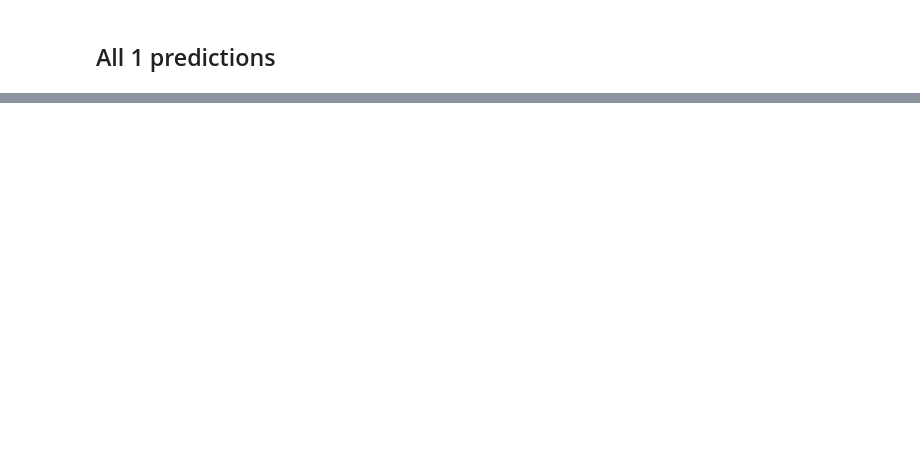
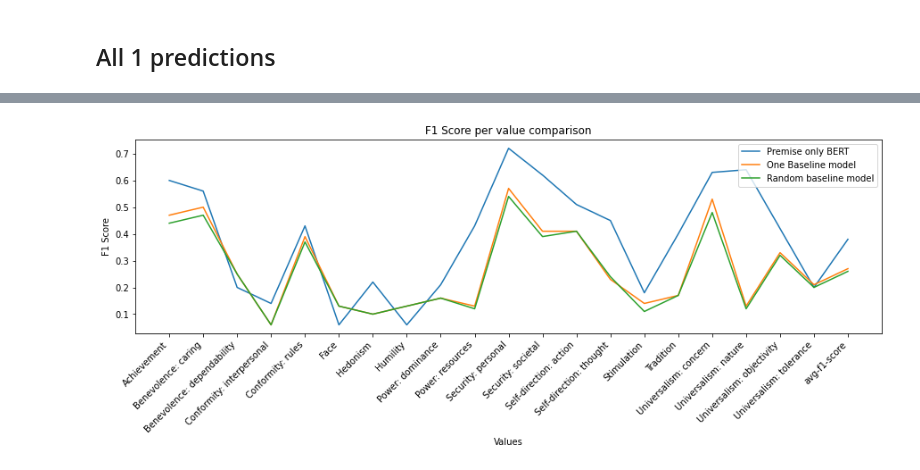
Before and after one commit to hjoshi123/SemEvalHumanValues, a Jupyter notebook: main.ipynb, the cells around one changed output, grey strips where cells are left out. Cells and saved outputs as stored; diff of their text form; code cells hidden in the pictures; blank space fills up the shorter version.

```diff
--- a/main.ipynb
+++ b/main.ipynb
@@ -89,11 +89,11 @@ Added predictions for 4176 arguments
 # %%
 from baseline import all_ones
 
-one_values = all_ones(human_values['1'], train_arguments)
+one_values = all_ones(human_values['1'], valid_arguments)
 
-metrics = compute_metrics((one_values,
-                           extract_true_labels(train_arguments, human_values['1'])), human_values['1'])
+base_metrics = compute_metrics((one_values,
+                           extract_true_labels(valid_arguments, human_values['1'])), human_values['1'])
 
-pprint(metrics)
+pprint(base_metrics)
 # %% [output]
 Predicting all 1
@@ -175,0 +178,3 @@ print(bert_model_evaluation)
+# %%
+from model import predict_bert_model
+pred = predict_bert_model(valid_arguments, os.path.join('model/'), human_values['1'])
@@ -175,0 +212,5 @@ print(bert_model_evaluation)
+# %%
+metrics = compute_metrics((pred,
+                           extract_true_labels(valid_arguments, human_values['1'])), human_values['1'])
+from pprint import pprint
+pprint(metrics)
@@ -175,0 +296,27 @@ print(bert_model_evaluation)
+# %%
+labels_x = []
+f1_premise_per = []
+f1_baseline_per = []
+f1_random_per = []
+
+for k, v in metrics['f1-score'].items():
+    labels_x.append(k)
+    f1_premise_per.append(v)
+for k, v in base_metrics['f1-score'].items():
+    f1_baseline_per.append(v)
+for k, v in rand_metrics['f1-score'].items():
+    f1_random_per.append(v)
+# %%
+fig, ax = pllt.subplots()
+ax.plot(labels_x, f1_premise_per, label="Premise only BERT")
+ax.plot(labels_x, f1_baseline_per, label="One Baseline model")
+ax.plot(labels_x, f1_random_per, label="Random baseline model")
+fig.set_figwidth(15)
+pllt.xlabel("Values")
+pllt.xticks(rotation=45, ha='right')
+pllt.ylabel("F1 Score")
+pllt.title("F1 Score per value comparison")
+pllt.legend()
+pllt.show()
+# %% [output]
+[figure, added]
```
Also changed, not shown: parts of 20 cells of this notebook, 5 other files.
